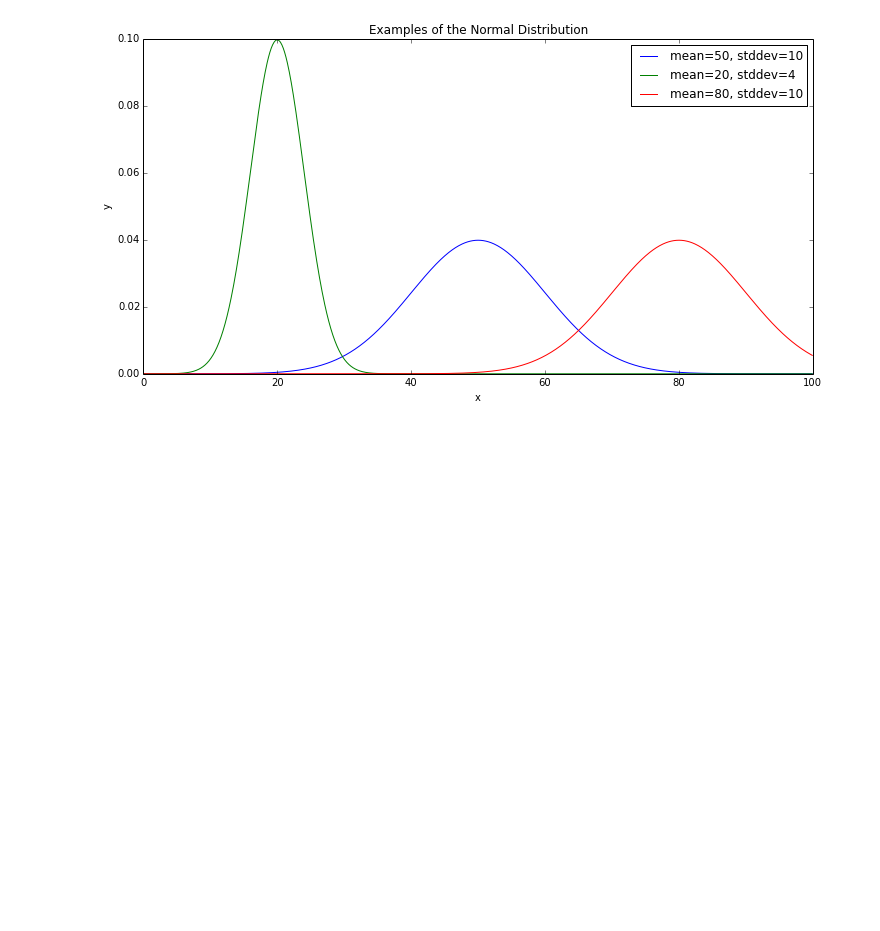
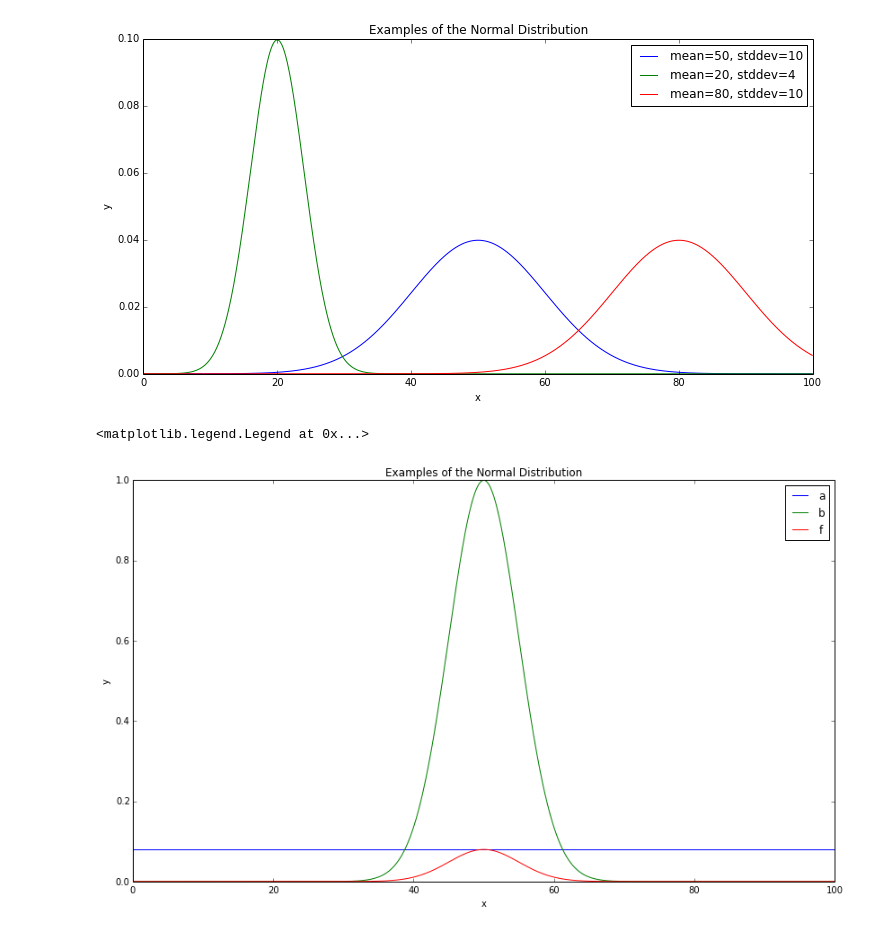
Before and after one commit to TheGrimmScientist/Snippets, a Jupyter notebook: NormalDistribution/NormalDistribution.ipynb, the cells around one changed output. Saved outputs shown, nothing was run; the diff lists cells and outputs as text; code cells hidden in the pictures; blank space fills up the shorter version.

Commit message:
Adding instrospection on the normal distribution.

```diff
--- a/NormalDistribution/NormalDistribution.ipynb
+++ b/NormalDistribution/NormalDistribution.ipynb
@@ -46,3 +46,31 @@ legend()
 # %% [output]
 <matplotlib.legend.Legend at 0x...>
 [figure]
+# %%
+def norm_deeper(x,mu,sigma):
+    """
+    Calculate normal distribution at x given mean (mu) and standard deviation (sigma).
+
+    For readability, break the equation up into part a and b: the fraction part and the 'e' part respectively
+    """
+    a = 1./(sigma*(sqrt(2*pi)))
+    c = -(x-mu)**2/(2*sigma**2)
+
+    b = e**(c)
+
+    return [a,b,c,a*b]
+# %%
+figure(2,figsize=(14,8))
+X = arange(0,100,0.1)
+xlabel("x")
+ylabel("y")
+title("Examples of the Normal Distribution")
+
+Y = [norm_deeper(x,50,5) for x in X]
+plot(X,[y[0] for y in Y],label="a")
+plot(X,[y[1] for y in Y],label="b")
+plot(X,[y[3] for y in Y],label="f")
+legend()
+# %% [output]
+<matplotlib.legend.Legend at 0x...>
+[figure, added]
```
Also changed, not shown: parts of 5 cells of this notebook.
